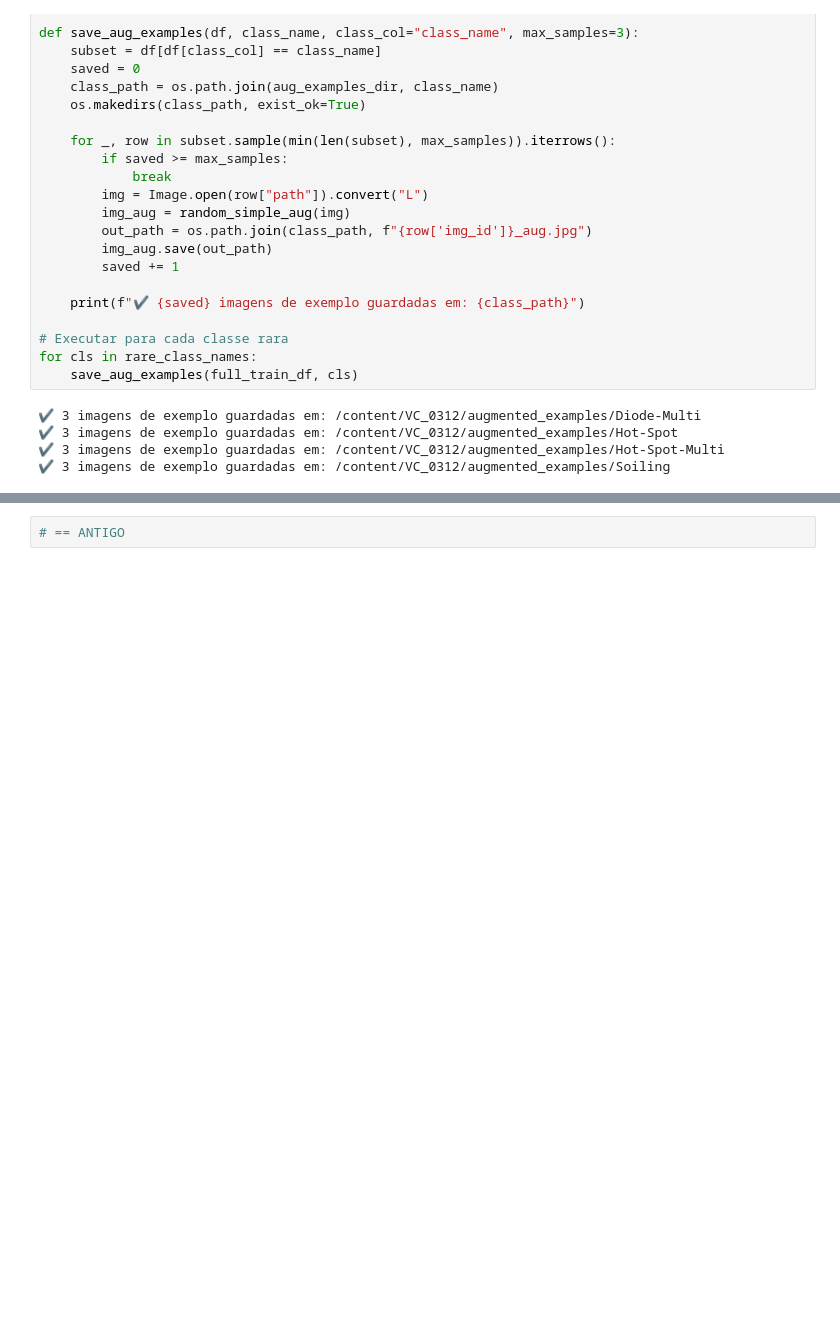
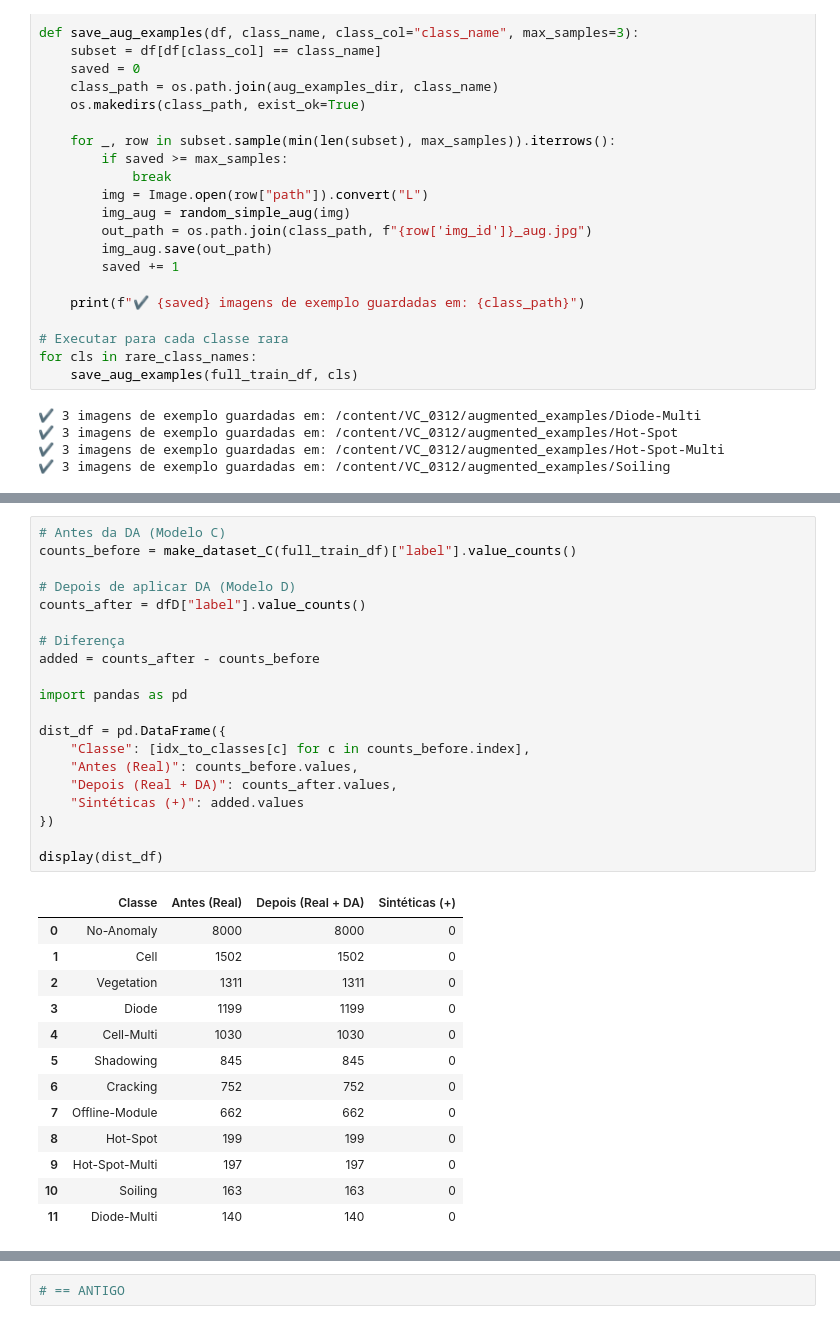
Before and after one commit to FM11pp3/VC_0312, a Jupyter notebook: Untitled0_full.ipynb, the cells around one changed output, grey strips where cells are left out. Drawn from its saved outputs; the diff is of its cells as text; blank space fills up the shorter version.

```diff
--- a/Untitled0_full.ipynb
+++ b/Untitled0_full.ipynb
@@ -977 +1057,35 @@ def make_loader_D(df, transform, batch_size=128, da_ratio=0.1):
+# %%
+# Antes da DA (Modelo C)
+counts_before = make_dataset_C(full_train_df)["label"].value_counts()
+
+# Depois de aplicar DA (Modelo D)
+counts_after = dfD["label"].value_counts()
+
+# Diferença
+added = counts_after - counts_before
+
+import pandas as pd
+
+dist_df = pd.DataFrame({
+    "Classe": [idx_to_classes[c] for c in counts_before.index],
+    "Antes (Real)": counts_before.values,
+    "Depois (Real + DA)": counts_after.values,
+    "Sintéticas (+)": added.values
+})
+
+display(dist_df)
+# %% [output]
+|  | Classe | Antes (Real) | Depois (Real + DA) | Sintéticas (+) |
+| 0 | No-Anomaly | 8000 | 8000 | 0 |
+| 1 | Cell | 1502 | 1502 | 0 |
+| 2 | Vegetation | 1311 | 1311 | 0 |
+| 3 | Diode | 1199 | 1199 | 0 |
+| 4 | Cell-Multi | 1030 | 1030 | 0 |
+| 5 | Shadowing | 845 | 845 | 0 |
+| 6 | Cracking | 752 | 752 | 0 |
+| 7 | Offline-Module | 662 | 662 | 0 |
+| 8 | Hot-Spot | 199 | 199 | 0 |
+| 9 | Hot-Spot-Multi | 197 | 197 | 0 |
+| 10 | Soiling | 163 | 163 | 0 |
+| 11 | Diode-Multi | 140 | 140 | 0 |
 # %%
```
Also changed, not shown: parts of 9 cells of this notebook.
